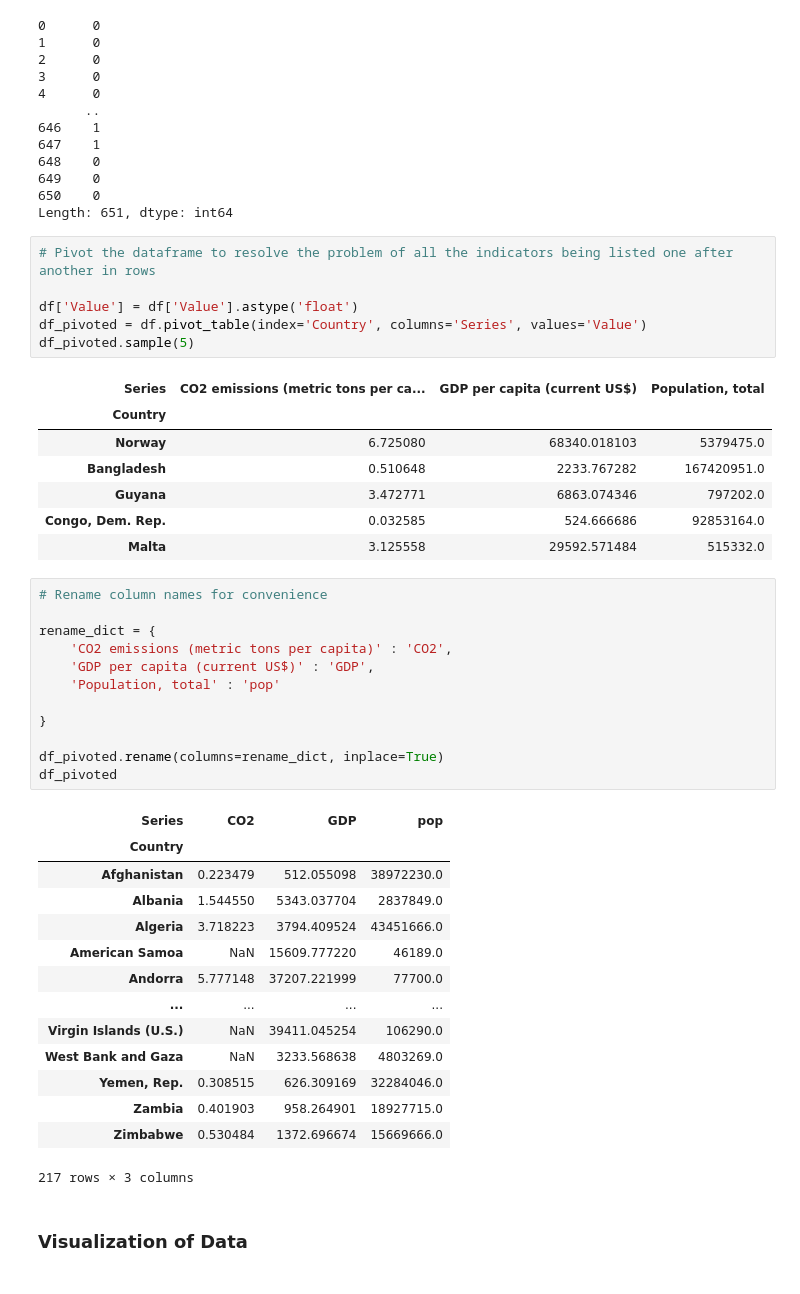
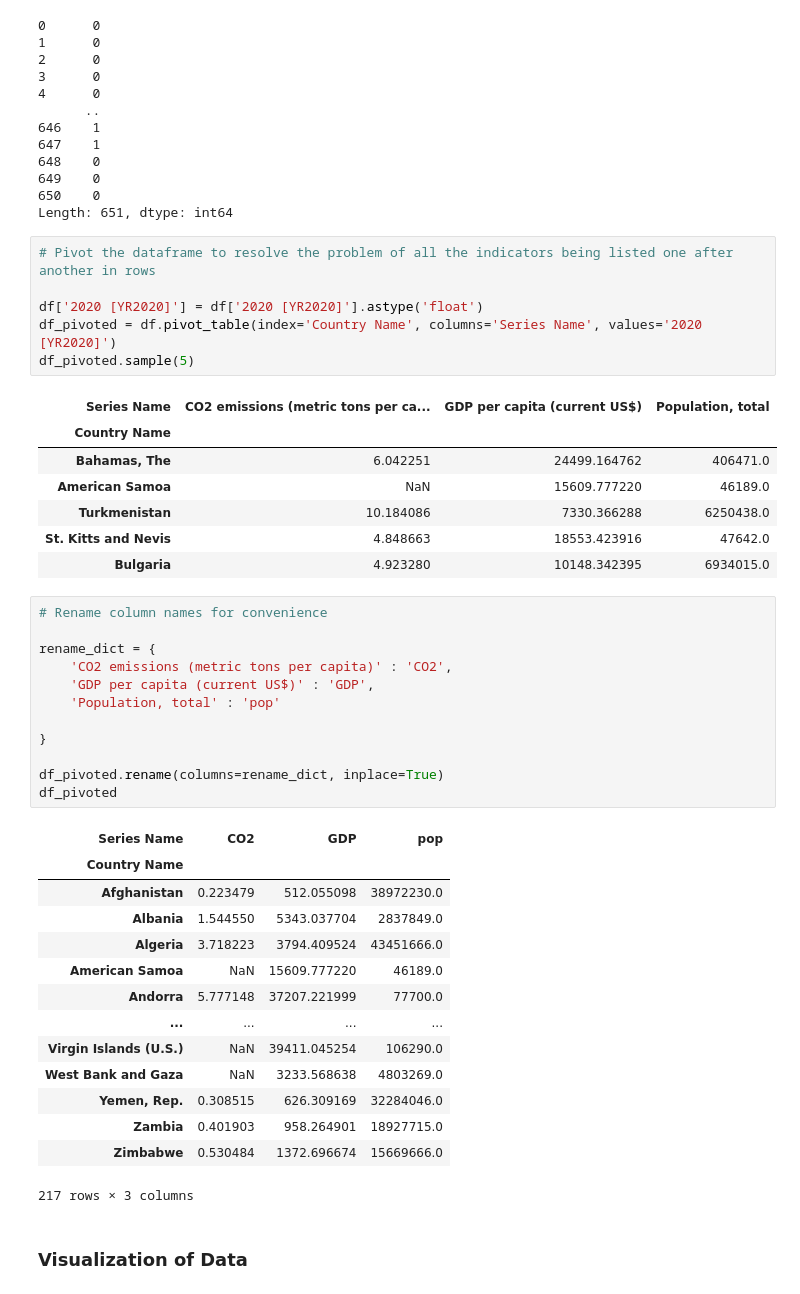
Before and after one commit to ananstr/brushup_coding, a Jupyter notebook: Coding_Challenge.ipynb, the cells around one changed output. Drawn from its saved outputs; the diff is of its cells as text.

Commit message:
Fixed the naming issue with pivoting

```diff
--- a/Coding_Challenge.ipynb
+++ b/Coding_Challenge.ipynb
@@ -75,17 +75,17 @@ Length: 651, dtype: int64
 # %%
 # Pivot the dataframe to resolve the problem of all the indicators being listed one after another in rows
 
-df['Value'] = df['Value'].astype('float')
-df_pivoted = df.pivot_table(index='Country', columns='Series', values='Value')
+df['2020 [YR2020]'] = df['2020 [YR2020]'].astype('float')
+df_pivoted = df.pivot_table(index='Country Name', columns='Series Name', values='2020 [YR2020]')
 df_pivoted.sample(5)
 # %% [output]
-| Series | CO2 emissions (metric tons per ca... | GDP per capita (current US$) | Population, total |
-| Country |  |  |  |
-| Norway | 6.725080 | 68340.018103 | 5379475.0 |
-| Bangladesh | 0.510648 | 2233.767282 | 167420951.0 |
-| Guyana | 3.472771 | 6863.074346 | 797202.0 |
-| Congo, Dem. Rep. | 0.032585 | 524.666686 | 92853164.0 |
-| Malta | 3.125558 | 29592.571484 | 515332.0 |
+| Series Name | CO2 emissions (metric tons per ca... | GDP per capita (current US$) | Population, total |
+| Country Name |  |  |  |
+| Bahamas, The | 6.042251 | 24499.164762 | 406471.0 |
+| American Samoa | NaN | 15609.777220 | 46189.0 |
+| Turkmenistan | 10.184086 | 7330.366288 | 6250438.0 |
+| St. Kitts and Nevis | 4.848663 | 18553.423916 | 47642.0 |
+| Bulgaria | 4.923280 | 10148.342395 | 6934015.0 |
 # %%
 # Rename column names for convenience
 
@@ -99,8 +99,8 @@ rename_dict = {
 df_pivoted.rename(columns=rename_dict, inplace=True)
 df_pivoted
 # %% [output]
-| Series | CO2 | GDP | pop |
-| Country |  |  |  |
+| Series Name | CO2 | GDP | pop |
+| Country Name |  |  |  |
 | Afghanistan | 0.223479 | 512.055098 | 38972230.0 |
 | Albania | 1.544550 | 5343.037704 | 2837849.0 |
 | Algeria | 3.718223 | 3794.409524 | 43451666.0 |
```
Also changed, not shown: parts of 1 cell of this notebook.
